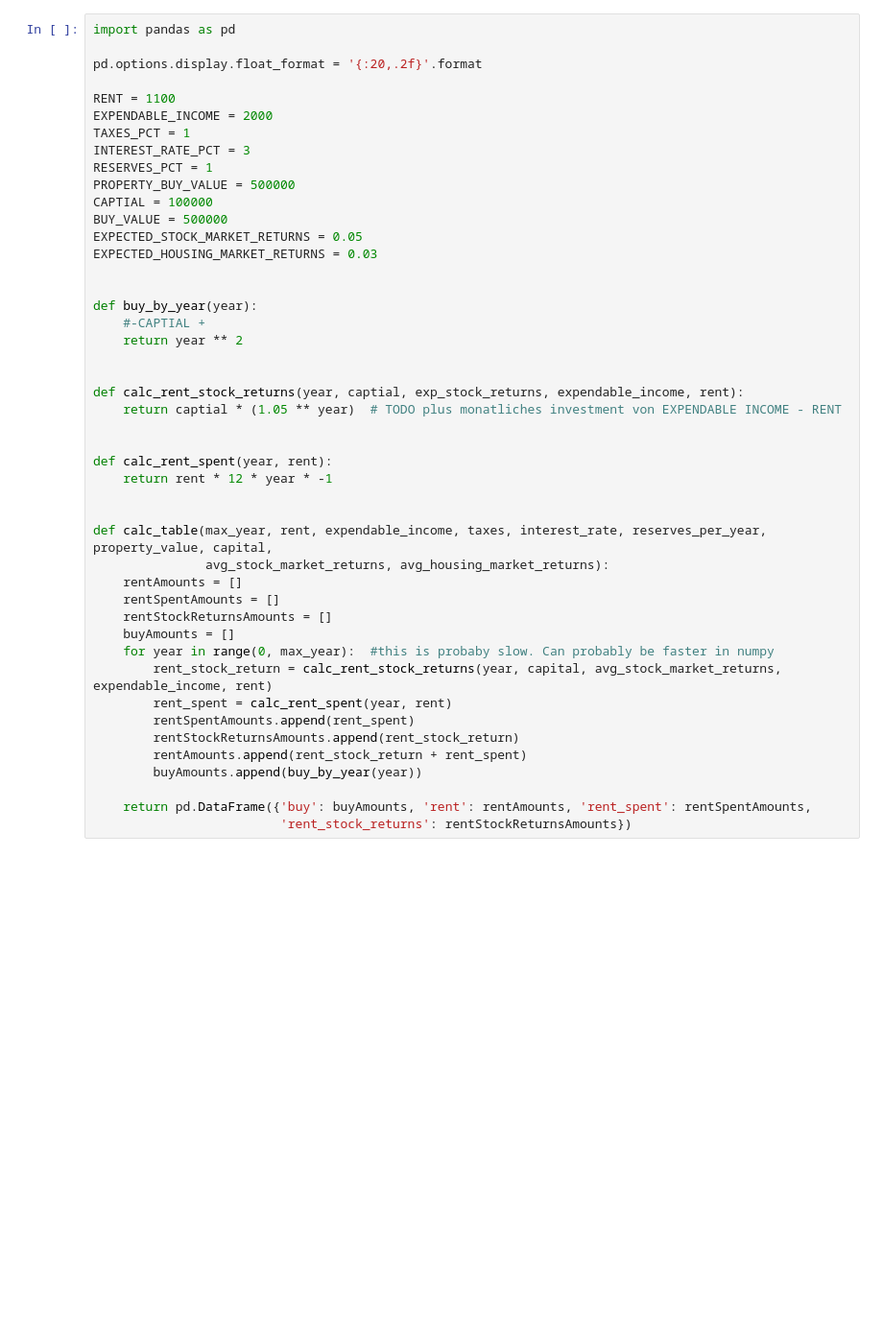
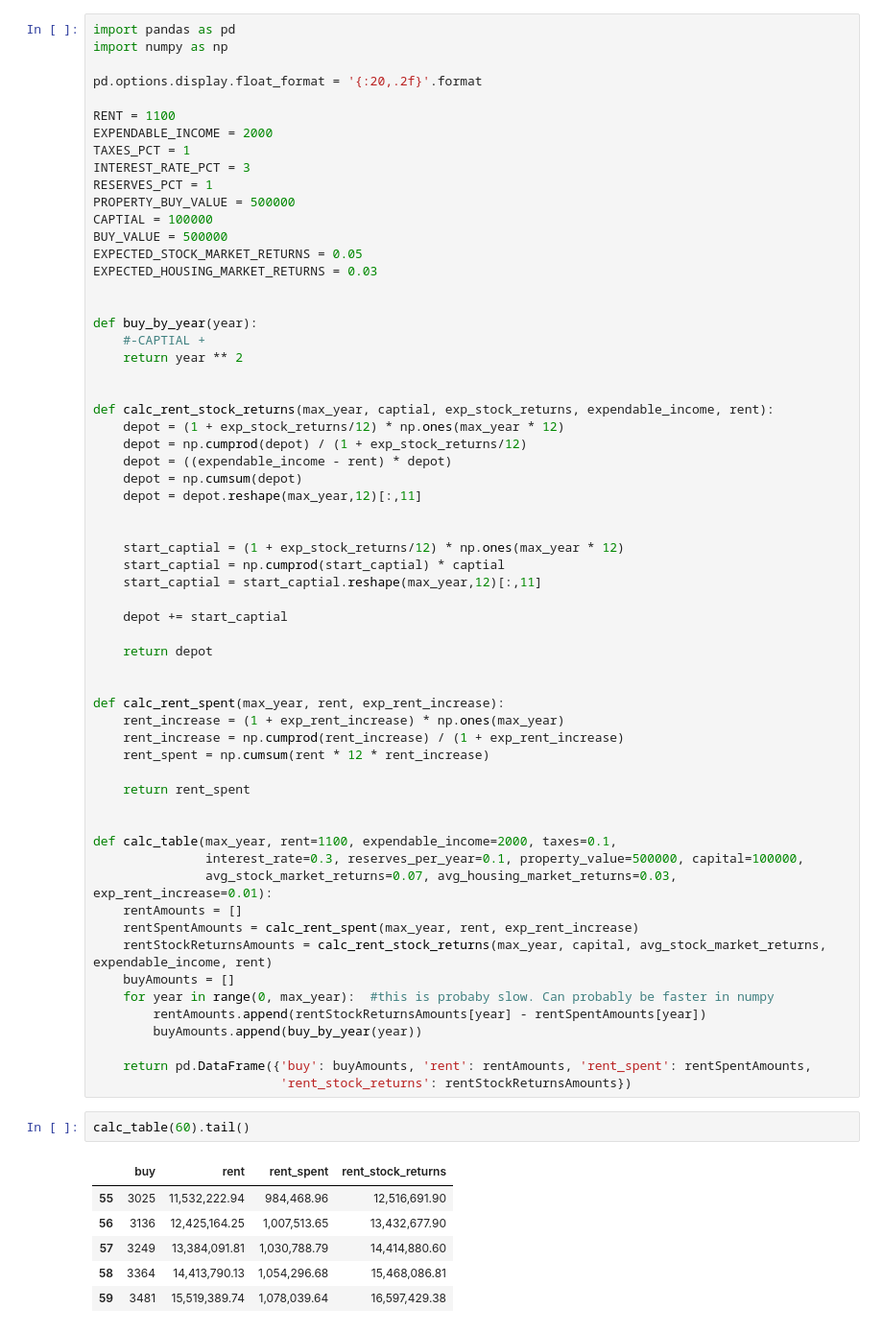
Before and after one commit to AlmostFamiliar/rent-or-buy-calculator, a Jupyter notebook: rent-or-buy.ipynb, the cells around one changed output. Shown at 96% size. Drawn from its saved outputs; the diff is of its cells as text; blank space fills up the shorter version.

```diff
--- a/rent-or-buy.ipynb
+++ b/rent-or-buy.ipynb
@@ -1,5 +1,6 @@
 # %%
 import pandas as pd
+import numpy as np
 
 pd.options.display.float_format = '{:20,.2f}'.format
 
@@ -20,27 +21,50 @@ def buy_by_year(year):
     return year ** 2
 
 
-def calc_rent_stock_returns(year, captial, exp_stock_returns, expendable_income, rent):
-    return captial * (1.05 ** year)  # TODO plus monatliches investment von EXPENDABLE INCOME - RENT
+def calc_rent_stock_returns(max_year, captial, exp_stock_returns, expendable_income, rent):
+    depot = (1 + exp_stock_returns/12) * np.ones(max_year * 12)
+    depot = np.cumprod(depot) / (1 + exp_stock_returns/12)
+    depot = ((expendable_income - rent) * depot)
+    depot = np.cumsum(depot)
+    depot = depot.reshape(max_year,12)[:,11]
 
 
-def calc_rent_spent(year, rent):
-    return rent * 12 * year * -1
+    start_captial = (1 + exp_stock_returns/12) * np.ones(max_year * 12)
+    start_captial = np.cumprod(start_captial) * captial
+    start_captial = start_captial.reshape(max_year,12)[:,11]
+
+    depot += start_captial
+
+    return depot
 
 
-def calc_table(max_year, rent, expendable_income, taxes, interest_rate, reserves_per_year, property_value, capital,
-               avg_stock_market_returns, avg_housing_market_returns):
+def calc_rent_spent(max_year, rent, exp_rent_increase):
+    rent_increase = (1 + exp_rent_increase) * np.ones(max_year)
+    rent_increase = np.cumprod(rent_increase) / (1 + exp_rent_increase)
+    rent_spent = np.cumsum(rent * 12 * rent_increase)
+
+    return rent_spent
+
+
+def calc_table(max_year, rent=1100, expendable_income=2000, taxes=0.1,
+               interest_rate=0.3, reserves_per_year=0.1, property_value=500000, capital=100000,
+               avg_stock_market_returns=0.07, avg_housing_market_returns=0.03, exp_rent_increase=0.01):
     rentAmounts = []
-    rentSpentAmounts = []
-    rentStockReturnsAmounts = []
+    rentSpentAmounts = calc_rent_spent(max_year, rent, exp_rent_increase)
+    rentStockReturnsAmounts = calc_rent_stock_returns(max_year, capital, avg_stock_market_returns, expendable_income, rent)
     buyAmounts = []
     for year in range(0, max_year):  #this is probaby slow. Can probably be faster in numpy
-        rent_stock_return = calc_rent_stock_returns(year, capital, avg_stock_market_returns, expendable_income, rent)
-        rent_spent = calc_rent_spent(year, rent)
-        rentSpentAmounts.append(rent_spent)
-        rentStockReturnsAmounts.append(rent_stock_return)
-        rentAmounts.append(rent_stock_return + rent_spent)
+        rentAmounts.append(rentStockReturnsAmounts[year] - rentSpentAmounts[year])
         buyAmounts.append(buy_by_year(year))
 
     return pd.DataFrame({'buy': buyAmounts, 'rent': rentAmounts, 'rent_spent': rentSpentAmounts,
                          'rent_stock_returns': rentStockReturnsAmounts})
+# %%
+calc_table(60).tail()
+# %% [output]
+|  | buy | rent | rent_spent | rent_stock_returns |
+| 55 | 3025 | 11,532,222.94 | 984,468.96 | 12,516,691.90 |
+| 56 | 3136 | 12,425,164.25 | 1,007,513.65 | 13,432,677.90 |
+| 57 | 3249 | 13,384,091.81 | 1,030,788.79 | 14,414,880.60 |
+| 58 | 3364 | 14,413,790.13 | 1,054,296.68 | 15,468,086.81 |
+| 59 | 3481 | 15,519,389.74 | 1,078,039.64 | 16,597,429.38 |
```
Also changed, not shown: parts of 3 cells of this notebook, 1 other file.
